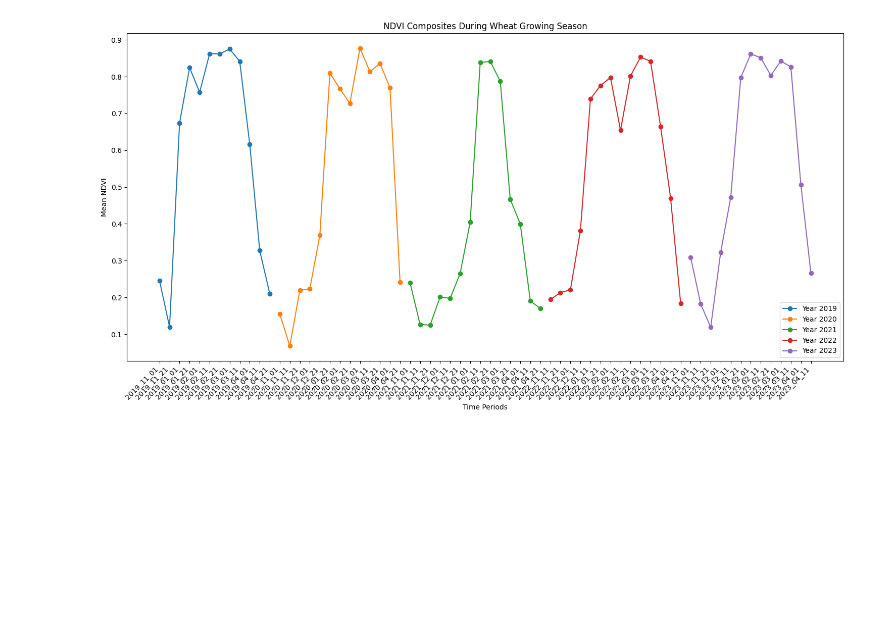
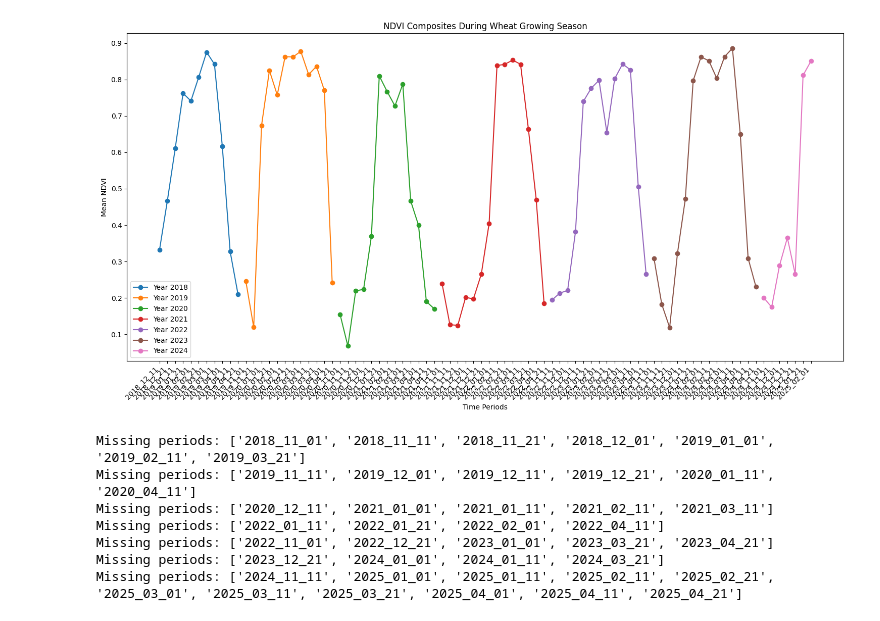
Before and after one commit to RamanVer1ma/AgroFarm, a Jupyter notebook: CHSModel.ipynb, the cells around one changed output. Drawn from its saved outputs; the diff is of its cells as text; code cells hidden in the pictures; blank space fills up the shorter version.

```diff
--- a/CHSModel.ipynb
+++ b/CHSModel.ipynb
@@ -11,23 +11,27 @@ ee.Authenticate()
 ee.Initialize(project = 'agrofram')
 
 def create_date_ranges(year):
+    periods = []
+    # Months from November of current year to April of next year
+    months_config = [
+        (11, year),    # November current year
+        (12, year),    # December current year
+        (1, year+1),   # January next year
+        (2, year+1),   # February next year
+        (3, year+1),   # March next year
+        (4, year+1)    # April next year
+    ]
 
-    periods = []
-    start_months = [11, 12, 1, 2, 3, 4]
-
-    for month in start_months:
+    for month, year_to_use in months_config:
         for day_start in [1, 11, 21]:
-            # Adjust year for January and February
-            year_adjust = year if month not in [1, 2] else year + 1
-
             # Create start and end dates for 10-day periods
-            start_date = ee.Date(f'{year if month >= 11 else year_adjust}-{month:02d}-{day_start:02d}')
+            start_date = ee.Date(f'{year_to_use}-{month:02d}-{day_start:02d}')
             end_date = start_date.advance(10, 'day')
 
             periods.append({
                 'start': start_date,
                 'end': end_date,
-                'label': f'{year}_{month:02d}_{day_start:02d}'
+                'label': f'{year_to_use}_{month:02d}_{day_start:02d}'
             })
 
     return periods
@@ -101,35 +105,42 @@ def plot_ndvi_composites(ndvi_data):
     plt.xticks(rotation=45, ha='right')
     plt.legend()
     plt.tight_layout()
     plt.show()
 
     return all_dates, all_ndvis
 
 def main():
     # Define region of interest (example: Punjab, India)
     xmin, ymin = 75.84399, 30.81936
     xmax, ymax = 75.85511, 30.82714
     punjab = ee.Geometry.Rectangle([75.84399, 30.81936,75.85511, 30.82714])
 
     # Process NDVI for last 5 years
     ndvi_data = []
-    for year in range(2019, 2024):
+    for year in range(2018, 2025):
         year_ndvi = load_and_process_ndvi(year, punjab)
         ndvi_data.append(year_ndvi)
 
     # Plot NDVI composites
     dates, ndvis = plot_ndvi_composites(ndvi_data)
 
     # Print out details of missing data
     for year_data in ndvi_data:
         missing_periods = [entry['date'] for entry in year_data if entry['ndvi'] is None]
         if missing_periods:
             print(f"Missing periods: {missing_periods}")
 
 if __name__ == '__main__':
     main()
 # %% [output]
-[figure, old version]
+[figure, new version]
+Missing periods: ['2018_11_01', '2018_11_11', '2018_11_21', '2018_12_01', '2019_01_01', '2019_02_11', '2019_03_21']
+Missing periods: ['2019_11_11', '2019_12_01', '2019_12_11', '2019_12_21', '2020_01_11', '2020_04_11']
+Missing periods: ['2020_12_11', '2021_01_01', '2021_01_11', '2021_02_11', '2021_03_11']
+Missing periods: ['2022_01_11', '2022_01_21', '2022_02_01', '2022_04_11']
+Missing periods: ['2022_11_01', '2022_12_21', '2023_01_01', '2023_03_21', '2023_04_21']
+Missing periods: ['2023_12_21', '2024_01_01', '2024_01_11', '2024_03_21']
+Missing periods: ['2024_11_11', '2025_01_01', '2025_01_11', '2025_02_11', '2025_02_21', '2025_03_01', '2025_03_11', '2025_03_21', '2025_04_01', '2025_04_11', '2025_04_21']
 # %%
 import ee
 import pandas as pd
```
Also changed, not shown: parts of 37 cells of this notebook.
